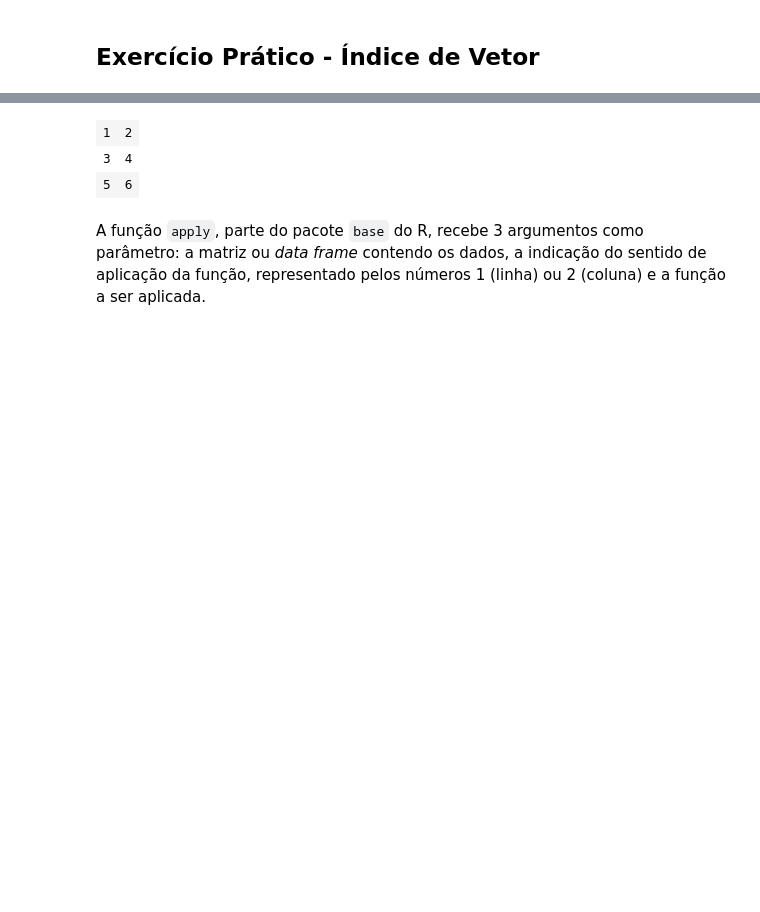
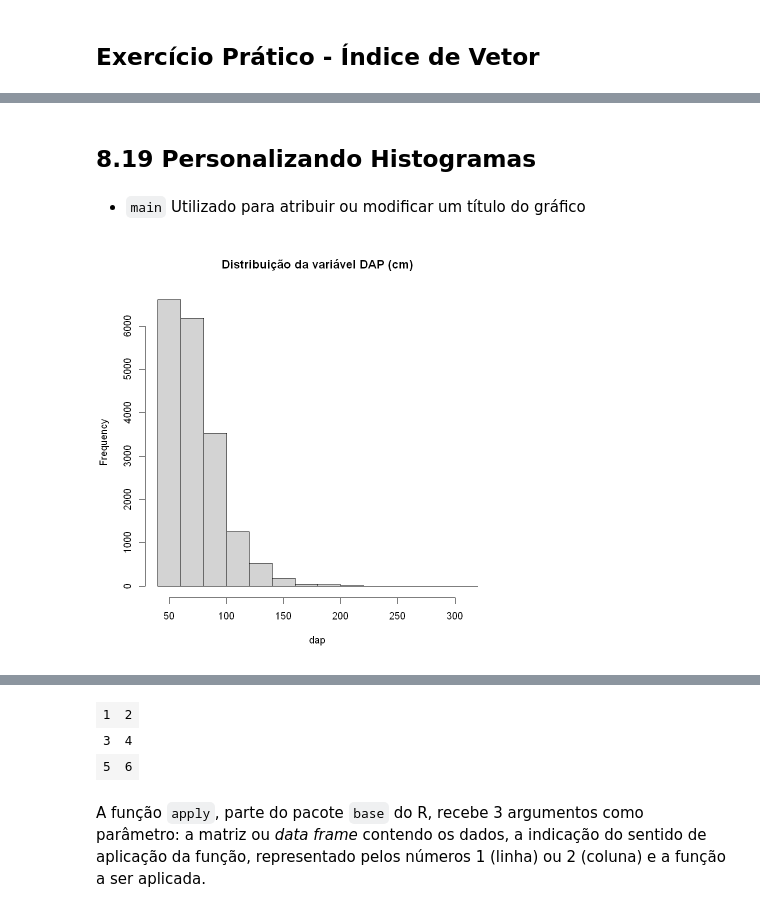
Before and after one commit to robson-cruz/Introducao_Analise_Dados_R, a Jupyter notebook: Modulo_1_Introducao_Linguagem_R.ipynb, the cells around one changed output, grey strips where cells are left out. Cells and saved outputs as stored; diff of their text form; code cells hidden in the pictures; blank space fills up the shorter version.

```diff
--- a/Modulo_1_Introducao_Linguagem_R.ipynb
+++ b/Modulo_1_Introducao_Linguagem_R.ipynb
@@ -245,0 +310,8 @@ Considerando o vetor de nome `dap`, o qual armaneza dados de mensuração de di
+# %% [markdown]
+## 8.19 Personalizando Histogramas
+# %% [markdown]
+* `main` Utilizado para atribuir ou modificar um título do gráfico
+# %%
+hist(dap, main = 'Distribuição da variável DAP (cm)')
+# %% [output]
+[figure, added]
```
Also changed, not shown: parts of 70 cells of this notebook.
